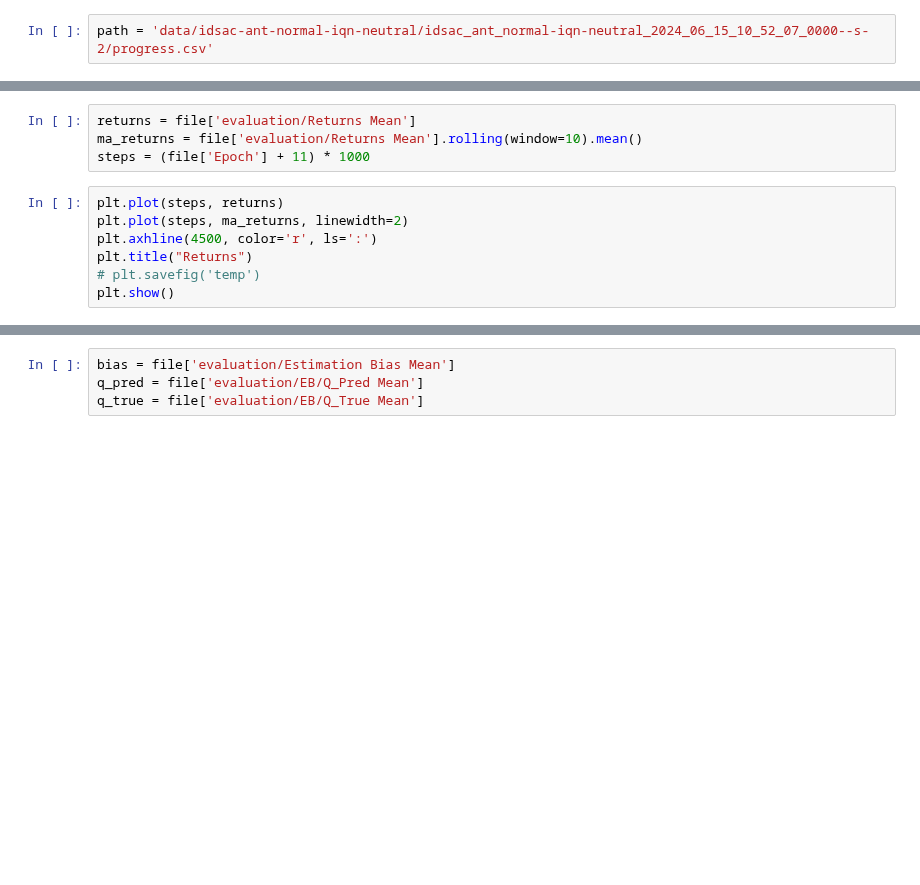
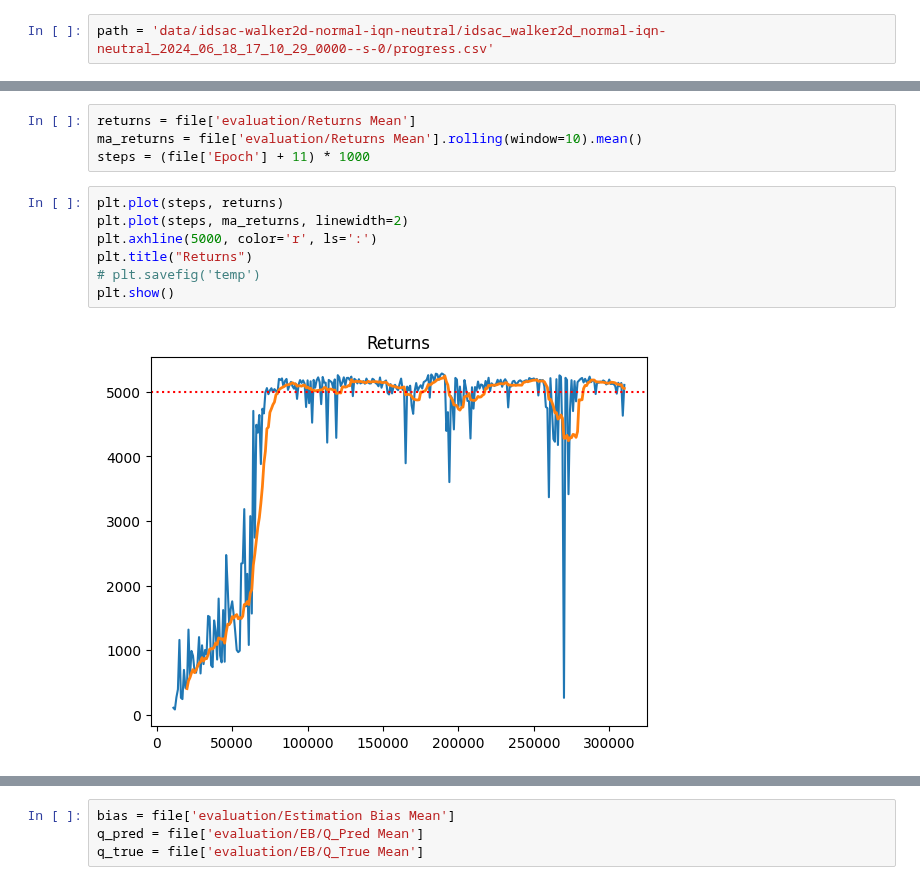
Before and after one commit to adibka/RIZE, a Jupyter notebook: plot.ipynb, the cells around one changed output, grey strips where cells are left out. Saved outputs shown, nothing was run; the diff lists cells and outputs as text; blank space fills up the shorter version.

```diff
--- a/plot.ipynb
+++ b/plot.ipynb
@@ -7,7 +7,7 @@ import scipy.stats as st
 # %% [markdown]
 # one run
 # %%
-path = 'data/idsac-ant-normal-iqn-neutral/idsac_ant_normal-iqn-neutral_2024_06_15_10_52_07_0000--s-2/progress.csv'
+path = 'data/idsac-walker2d-normal-iqn-neutral/idsac_walker2d_normal-iqn-neutral_2024_06_18_17_10_29_0000--s-0/progress.csv'
 # %%
 file = pandas.read_csv(path)
 # %%
@@ -17,10 +17,12 @@ steps = (file['Epoch'] + 11) * 1000
 # %%
 plt.plot(steps, returns)
 plt.plot(steps, ma_returns, linewidth=2)
-plt.axhline(4500, color='r', ls=':')
+plt.axhline(5000, color='r', ls=':')
 plt.title("Returns")
 # plt.savefig('temp')
 plt.show()
+# %% [output]
+[figure, added]
 # %%
 alpha = file['trainer/Alpha']
 # alpha_loss = file['trainer/Alpha Loss']
```
Also changed, not shown: parts of 17 cells of this notebook, 3 other files.
